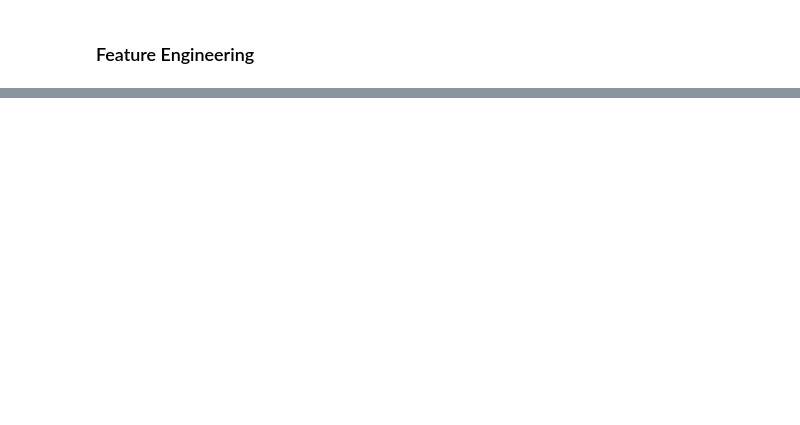
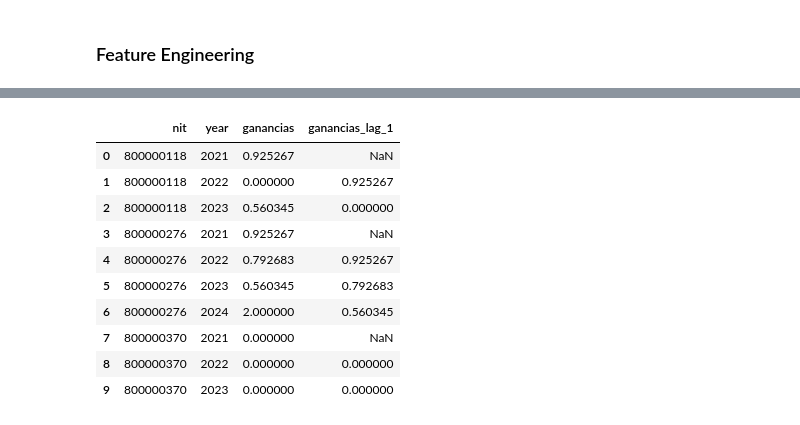
Before and after one commit to daritzateheran/sectora-horizon, a Jupyter notebook: sandbox/Sectora_Horizon.ipynb, the cells around one changed output, grey strips where cells are left out. Cells and saved outputs as stored; diff of their text form; code cells hidden in the pictures; blank space fills up the shorter version.

Commit message:
feat: improved Sectrora with macroeconomics variables and trained model

```diff
--- a/sandbox/Sectora_Horizon.ipynb
+++ b/sandbox/Sectora_Horizon.ipynb
@@ -49,5 +146,17 @@ Missing CPI after merge: 0 rows
 # %%
 # 2) Ajustar GANANCIA por inflación a precios del año base (último año disponible)
+# fix data type if required
+if df['ganancias'].dtype in [str, object]:
+    df['ganancias'] = pd.to_numeric(df['ganancias'], errors='coerce').astype('Int64')
+    df['ganancias'] = df['ganancias'].fillna(0)
+    df['ganancias'] = df['ganancias'].astype(int)
+
+if df['ingresos'].dtype in [str, object]:
+    df['ingresos'] = pd.to_numeric(df['ingresos'], errors='coerce').astype('Int64')
+    df['ingresos'] = df['ingresos'].fillna(0)
+    df['ingresos'] = df['ingresos'].astype(int)
+
+
 if 'CPI' in df.columns and df['CPI'].notna().any():
     # Limpiar CPI: convertir strings con comas a float (ej. '9,28' -> 9.28)
     def clean_cpi_value(val):
@@ -64,11 +173,8 @@ if 'CPI' in df.columns and df['CPI'].notna().any():
     if len(base_cpi)==0:
         raise ValueError(f'No hay CPI para el año base {base_year}. Revisa el CSV de CPI.')
     base_cpi = float(clean_cpi_value(base_cpi[0]))
-    # Convert temporalely 'ganancias' to numeric
-    ganancias_num = df['ganancias'].astype(int)
-    adjusted = ganancias_num * (base_cpi / df['CPI'])
-    n_adjusted = int(adjusted.notna().sum())
-    df['ganancias'] = adjusted
+    df['ganancias'] = df['ganancias'] * (base_cpi / df['CPI'])
+    n_adjusted = int(df['ganancias'].notna().sum())
     print(f"Ajustadas {n_adjusted} filas de GANANCIA a precios del año {base_year}.")
 else:
     print('No se puede ajustar por inflación: falta columna CPI.')
@@ -316,0 +635,50 @@ if margin_rmses:
+# %%
+def generar_lags_temporales(df, target_col, group_col='nit', time_col='year', lags=[1, 2]):
+    """
+    Genera lags respetando el tiempo real. Si falta un año intermedio, devuelve NaN.
+    """
+    df_proc = df.copy()
+
+    # Asegurarnos que el año sea entero
+    df_proc[time_col] = df_proc[time_col].astype(int)
+
+    # Seleccionamos solo las columnas necesarias para el merge
+    base_cols = [group_col, time_col, target_col]
+
+    # Si hay ingresos, también les sacamos lag (muy útil para normalizar)
+    if 'ingresos' in df.columns:
+        base_cols.append('ingresos')
+
+    df_base = df_proc[base_cols].copy()
+
+    for lag in lags:
+        # 1. Preparamos el dataframe 'pasado'
+        df_shifted = df_base.copy()
+
+        # 2. 'Movemos' el año hacia el futuro.
+        # Ejemplo: Si el dato es de 2022 y quiero usarlo como Lag 1 para 2023,
+        # le sumo 1 al año. Ahora dice "2023" y puedo cruzarlo con el dato real de 2023.
+        df_shifted[time_col] = df_shifted[time_col] + lag
+
+        # 3. Renombramos las columnas
+        rename_map = {
+            target_col: f'{target_col}_lag_{lag}',
+            'ingresos': f'ingresos_lag_{lag}'
+        }
+        df_shifted = df_shifted.rename(columns=rename_map)
+
+        # 4. Hacemos el Merge (Left Join) con el dataframe original
+        # Solo pegará el dato si existe la coincidencia exacta de NIT y AÑO
+        df_proc = pd.merge(df_proc, df_shifted, on=[group_col, time_col], how='left')
+
+    return df_proc
+
+# --- EJECUCIÓN ---
+
+# Aplicamos Lags 1 y 2 (suele ser suficiente, lag 3 o 4 pierde muchos datos)
+df_model_ready = generar_lags_temporales(df, target_col='ganancias', lags=[1, 2])
+
+print("Ejemplo de verificación (deberías ver NaNs si falta el año previo):")
+cols_ver = ['nit', 'year', 'ganancias', 'ganancias_lag_1']
+display(df_model_ready[cols_ver].sort_values(['nit', 'year']).head(10))
+# %% [output]
@@ -316,0 +686,11 @@ if margin_rmses:
+|  | nit | year | ganancias | ganancias_lag_1 |
+| 0 | 800000118 | 2021 | 0.925267 | NaN |
+| 1 | 800000118 | 2022 | 0.000000 | 0.925267 |
+| 2 | 800000118 | 2023 | 0.560345 | 0.000000 |
+| 3 | 800000276 | 2021 | 0.925267 | NaN |
+| 4 | 800000276 | 2022 | 0.792683 | 0.925267 |
+| 5 | 800000276 | 2023 | 0.560345 | 0.792683 |
+| 6 | 800000276 | 2024 | 2.000000 | 0.560345 |
+| 7 | 800000370 | 2021 | 0.000000 | NaN |
+| 8 | 800000370 | 2022 | 0.000000 | 0.000000 |
+| 9 | 800000370 | 2023 | 0.000000 | 0.000000 |
```
Also changed, not shown: parts of 13 cells of this notebook.
